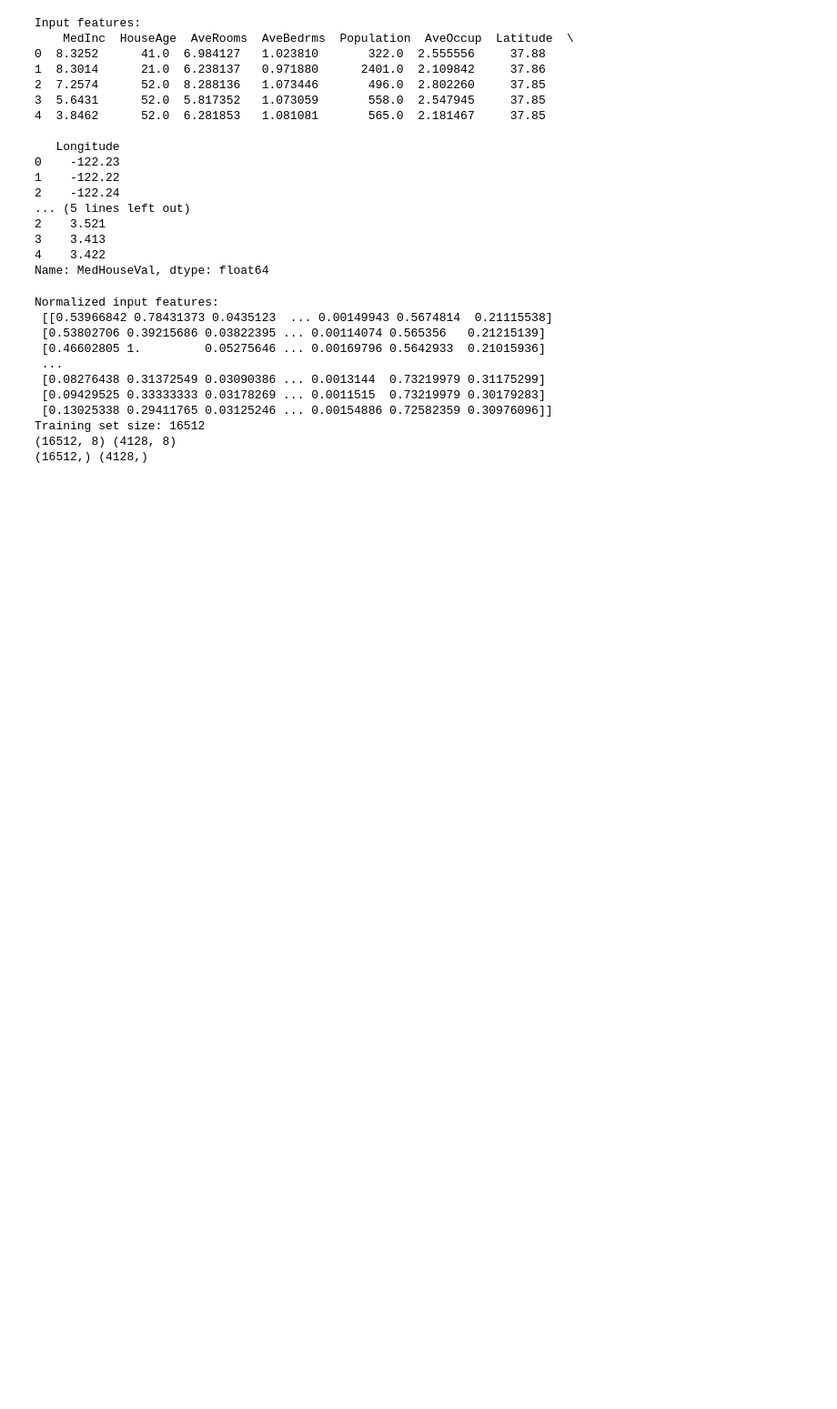
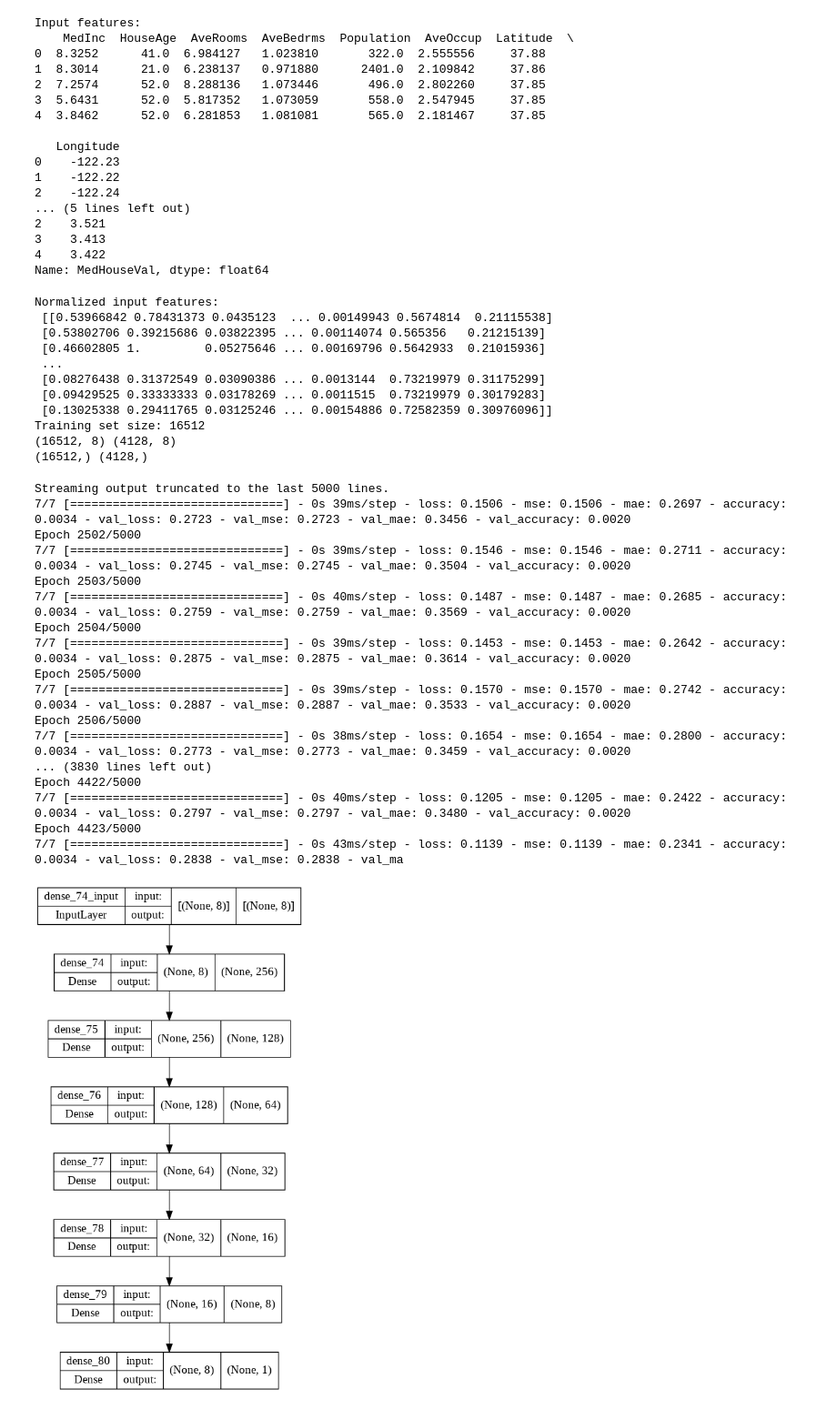
Before and after one commit to falniir/IE500618-Machinelearning, a Jupyter notebook: week_4/california_housing.ipynb, the cells around one changed output. Shown at 91% size. Drawn from its saved outputs; the diff is of its cells as text; code cells hidden in the pictures; blank space fills up the shorter version.

```diff
--- a/week_4/california_housing.ipynb
+++ b/week_4/california_housing.ipynb
@@ -64,15 +64,42 @@ from keras import layers
 from keras.models import Sequential
 
 model = Sequential([
-    layers.Dense(64, activation='relu', input_shape=(8,)),
+        layers.Dense(256, activation='relu', input_shape=(8,)),
+    layers.Dense(128, activation='relu'),
     layers.Dense(64, activation='relu'),
+    layers.Dense(32, activation='relu'),
+    layers.Dense(16, activation='relu'),
+    layers.Dense(8, activation='relu'),
     layers.Dense(1) #by default, activation is linear
 ])
 
-model.compile(optimizer='adam', loss='mse', metrics=['mse', 'mae', 'accuracy'])
+model.compile(optimizer='Adam', loss='mse', metrics=['mse', 'mae', 'accuracy'])
 # %%
 # train your model
-history = model.fit(xtrain, ytrain, epochs=300, validation_split=0.2, batch_size=1024, verbose=1)
+import tensorflow as tf
+history = model.fit(xtrain, ytrain, epochs=5000, validation_split=0.15, batch_size=2048, verbose=1)
+
+dot_img_file = '/tmp/model_1.png'
+tf.keras.utils.plot_model(model, to_file=dot_img_file, show_shapes=True)
+# %% [output]
+Streaming output truncated to the last 5000 lines.
+7/7 [==============================] - 0s 39ms/step - loss: 0.1506 - mse: 0.1506 - mae: 0.2697 - accuracy: 0.0034 - val_loss: 0.2723 - val_mse: 0.2723 - val_mae: 0.3456 - val_accuracy: 0.0020
+Epoch 2502/5000
+7/7 [==============================] - 0s 39ms/step - loss: 0.1546 - mse: 0.1546 - mae: 0.2711 - accuracy: 0.0034 - val_loss: 0.2745 - val_mse: 0.2745 - val_mae: 0.3504 - val_accuracy: 0.0020
+Epoch 2503/5000
+7/7 [==============================] - 0s 40ms/step - loss: 0.1487 - mse: 0.1487 - mae: 0.2685 - accuracy: 0.0034 - val_loss: 0.2759 - val_mse: 0.2759 - val_mae: 0.3569 - val_accuracy: 0.0020
+Epoch 2504/5000
+7/7 [==============================] - 0s 39ms/step - loss: 0.1453 - mse: 0.1453 - mae: 0.2642 - accuracy: 0.0034 - val_loss: 0.2875 - val_mse: 0.2875 - val_mae: 0.3614 - val_accuracy: 0.0020
+Epoch 2505/5000
+7/7 [==============================] - 0s 39ms/step - loss: 0.1570 - mse: 0.1570 - mae: 0.2742 - accuracy: 0.0034 - val_loss: 0.2887 - val_mse: 0.2887 - val_mae: 0.3533 - val_accuracy: 0.0020
+Epoch 2506/5000
+7/7 [==============================] - 0s 38ms/step - loss: 0.1654 - mse: 0.1654 - mae: 0.2800 - accuracy: 0.0034 - val_loss: 0.2773 - val_mse: 0.2773 - val_mae: 0.3459 - val_accuracy: 0.0020
+... (3830 lines left out)
+Epoch 4422/5000
+7/7 [==============================] - 0s 40ms/step - loss: 0.1205 - mse: 0.1205 - mae: 0.2422 - accuracy: 0.0034 - val_loss: 0.2797 - val_mse: 0.2797 - val_mae: 0.3480 - val_accuracy: 0.0020
+Epoch 4423/5000
+7/7 [==============================] - 0s 43ms/step - loss: 0.1139 - mse: 0.1139 - mae: 0.2341 - accuracy: 0.0034 - val_loss: 0.2838 - val_mse: 0.2838 - val_ma
+[figure, added]
 # %%
 loss, mae, mse, acc = model.evaluate(xtest, ytest, verbose=1)
 print('loss:', loss, mse, mae)
```
Also changed, not shown: parts of 3 cells of this notebook.
